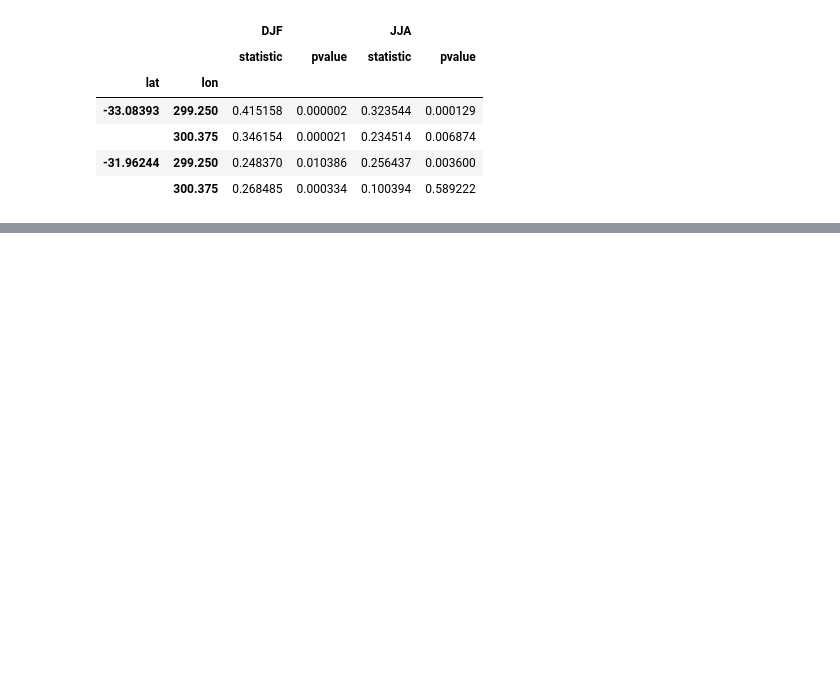
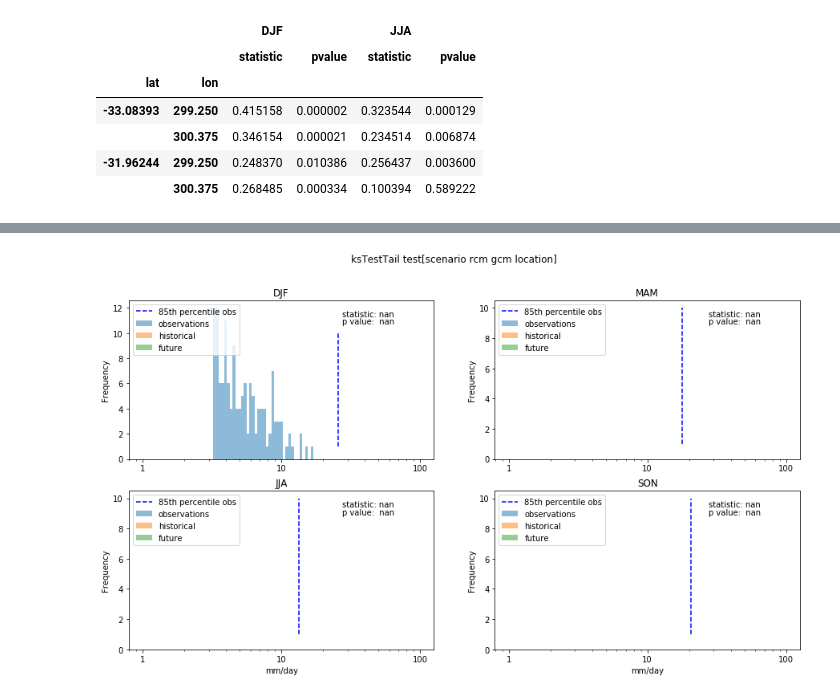
Before and after one commit to thenaomig/samenessOfDistribution, a Jupyter notebook: testCalculation.ipynb, the cells around one changed output, grey strips where cells are left out. Cells and saved outputs as stored; diff of their text form; code cells hidden in the pictures; blank space fills up the shorter version.

Commit message:
For just one point, with figure showing distribution.

```diff
--- a/testCalculation.ipynb
+++ b/testCalculation.ipynb
@@ -150,0 +257,18 @@ ksAllAgain
+# %%
+t1 = time()
+dfBySeason = pd.DataFrame()
+ksAll = pd.DataFrame()
+for season in ['DJF','MAM','JJA','SON']:
+    dfBySeason[('observations',season)] = toDF(obsData[var].isel(lat=1,lon=1))
+    dfBySeason[('historical',season)] = toDF(pHist[var].isel(lat=1,lon=1))
+    dfBySeason[('future',season)] = toDF(pFuture[var].isel(lat=1,lon=1))
+
+dfBySeason = dfBySeason.transpose()
+dfBySeason.index = pd.MultiIndex.from_tuples(dfBySeason.index)
+dfBySeason = dfBySeason.transpose()
+
+ksOut = pd.DataFrame((callKStest(col) for col in dfBySeason['historical']),index=dfBySeason['historical'].columns)
+ksOut.columns = ['statistic','pValue']
+
+t2=time()
+print ('calculation took '+str(np.round(t2-t1,2))+'s')
@@ -150,0 +277,28 @@ ksAllAgain
+# %%
+binsToUse = np.logspace(0,2,100)
+toPlotHists = dfBySeason.T.swaplevel(0,1).T
+plt.figure(figsize=[15,8])
+for i, season in enumerate(['DJF','MAM','JJA','SON']):
+    ax = plt.subplot(2,2,i+1)
+    toPlotHists[season].plot.hist(ax=ax,bins=binsToUse,stacked=False,alpha=0.5)
+    ax.plot(np.zeros(10)+pThreshDF[season],np.logspace(0,1,10),linestyle='--',color='b',label='85th percentile obs')
+
+    ax.set(xscale='log')
+    ax.xaxis.set_major_formatter(ticker.FuncFormatter(lambda y,pos: ('{{:.{:1d}f}}'.format(int(np.maximum(-np.log10(y),0)))).format(y)))
+    if i>1:
+        try:
+            units = obsData[var].attrs['units']
+            plt.xlabel(units)
+        except:
+            plt.xlabel('default units in file')
+    plt.title(season)
+    plt.legend(loc='upper left')
+    ax.annotate('statistic: '+str(np.round(ksOut.T[season]['statistic'],2)),xy=(0.7,0.9),
+                xycoords='axes fraction')
+    ax.annotate('p value:  '+str(np.round(ksOut.T[season]['pValue'],2)),xy=(0.7,0.85),
+                xycoords='axes fraction')
+
+plt.suptitle(label)
+plt.savefig(png)
+# %% [output]
+[figure, added]
```
Also changed, not shown: parts of 16 cells of this notebook, 4 other files.
